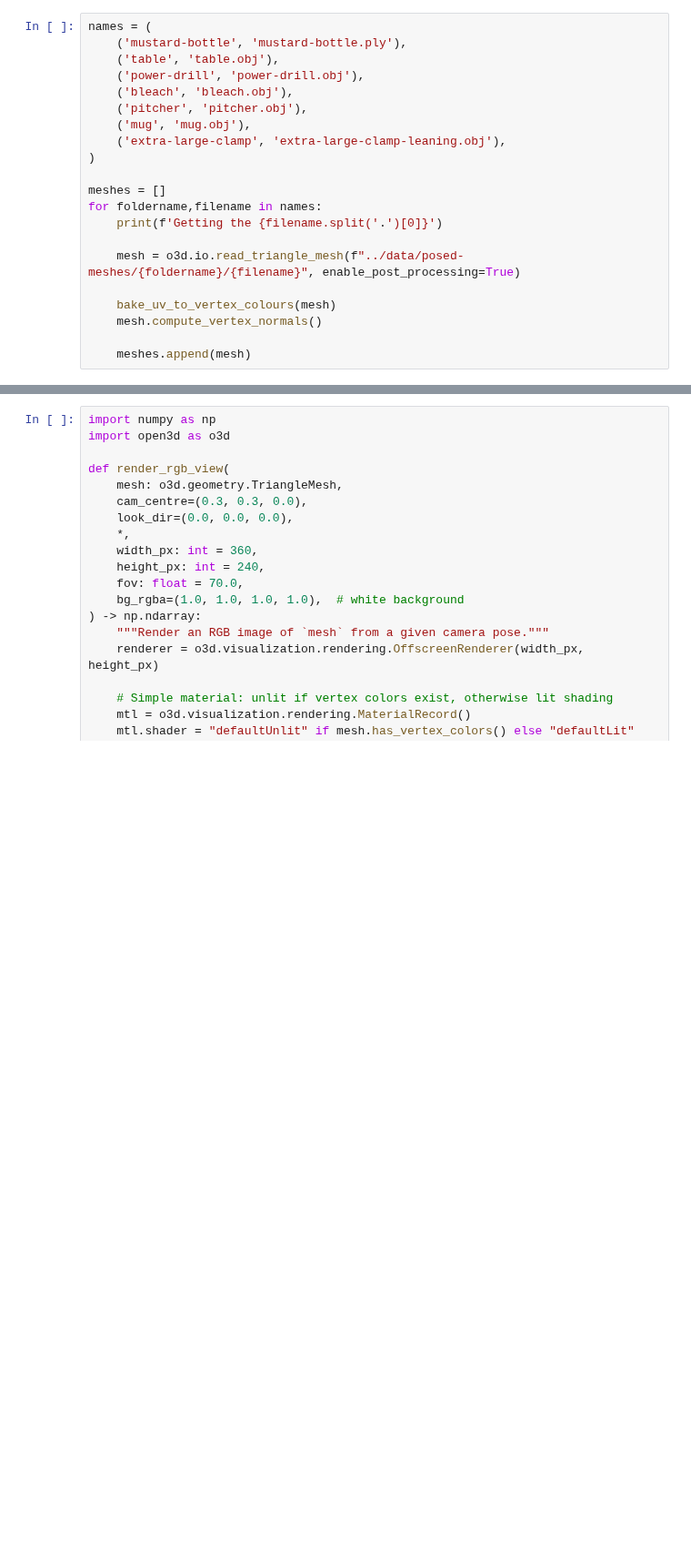
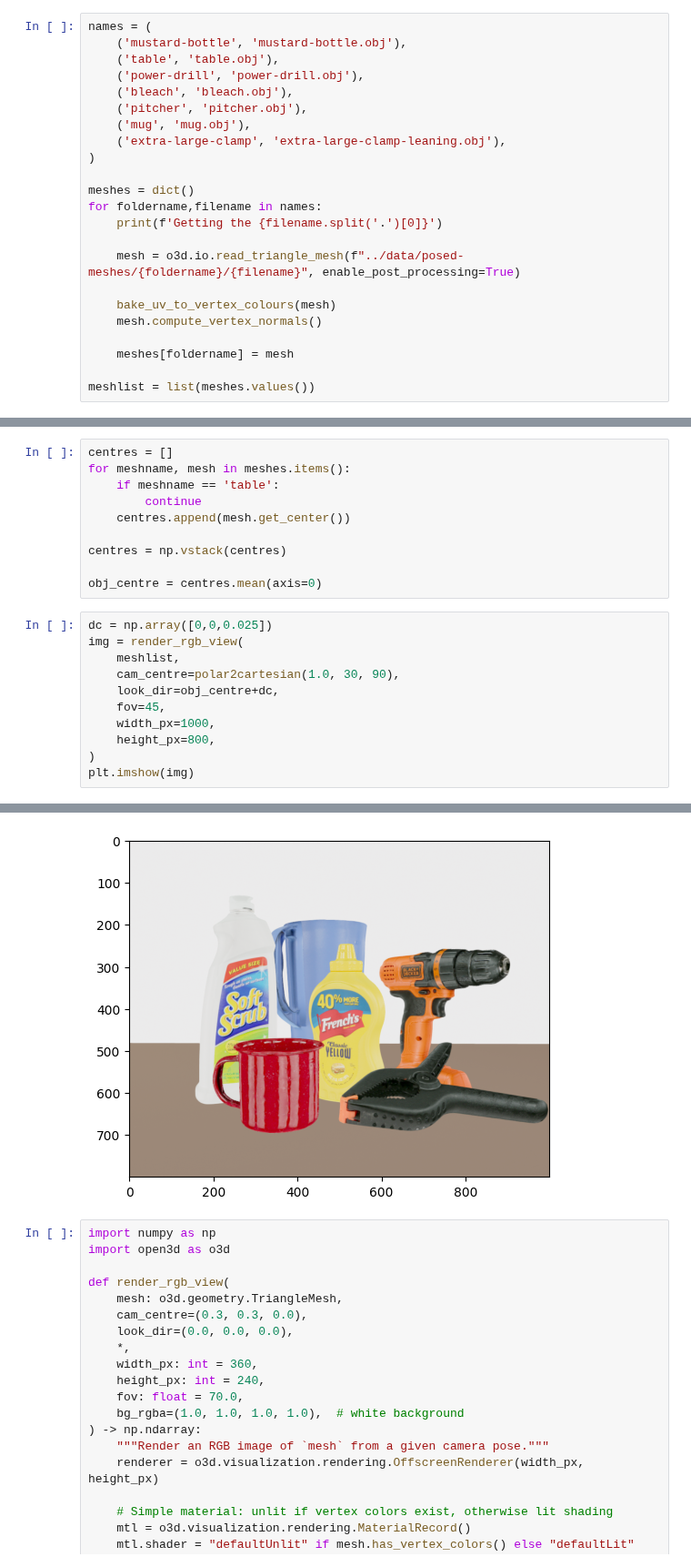
Before and after one commit to 10Electra/MSc-Project, a Jupyter notebook: notebooks/scene_testing.ipynb, the cells around one changed output, grey strips where cells are left out. Shown at 91% size. Saved outputs shown, nothing was run; the diff lists cells and outputs as text; blank space fills up the shorter version.

```diff
--- a/notebooks/scene_testing.ipynb
+++ b/notebooks/scene_testing.ipynb
@@ -10,6 +14,6 @@ from superprimitive_fusion.mesh_fusion import fuse_meshes
 # %%
 names = (
-    ('mustard-bottle', 'mustard-bottle.ply'),
+    ('mustard-bottle', 'mustard-bottle.obj'),
     ('table', 'table.obj'),
     ('power-drill', 'power-drill.obj'),
     ('bleach', 'bleach.obj'),
@@ -18,7 +22,7 @@ names = (
     ('extra-large-clamp', 'extra-large-clamp-leaning.obj'),
 )
 
-meshes = []
+meshes = dict()
 for foldername,filename in names:
     print(f'Getting the {filename.split('.')[0]}')
 
@@ -27,6 +31,8 @@ for foldername,filename in names:
     bake_uv_to_vertex_colours(mesh)
     mesh.compute_vertex_normals()
 
-    meshes.append(mesh)
+    meshes[foldername] = mesh
+
+meshlist = list(meshes.values())
 # %% [output]
 Getting the mustard-bottle
@@ -63,0 +126,22 @@ Error:
+# %%
+centres = []
+for meshname, mesh in meshes.items():
+    if meshname == 'table':
+        continue
+    centres.append(mesh.get_center())
+
+centres = np.vstack(centres)
+
+obj_centre = centres.mean(axis=0)
+# %%
+dc = np.array([0,0,0.025])
+img = render_rgb_view(
+    meshlist,
+    cam_centre=polar2cartesian(1.0, 30, 90),
+    look_dir=obj_centre+dc,
+    fov=45,
+    width_px=1000,
+    height_px=800,
+)
+plt.imshow(img)
+# %% [output]
@@ -64,3 +153,4 @@ Error:
+[figure, added]
 # %%
 import numpy as np
 import open3d as o3d
```
Also changed, not shown: parts of 7 cells of this notebook, 7 other files.
